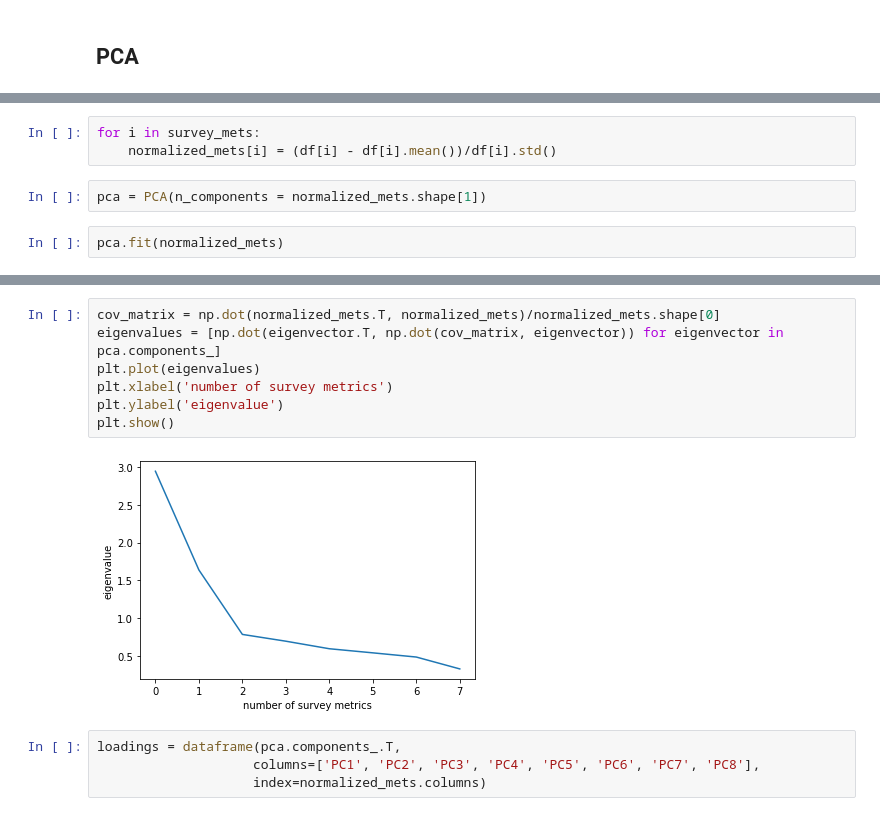
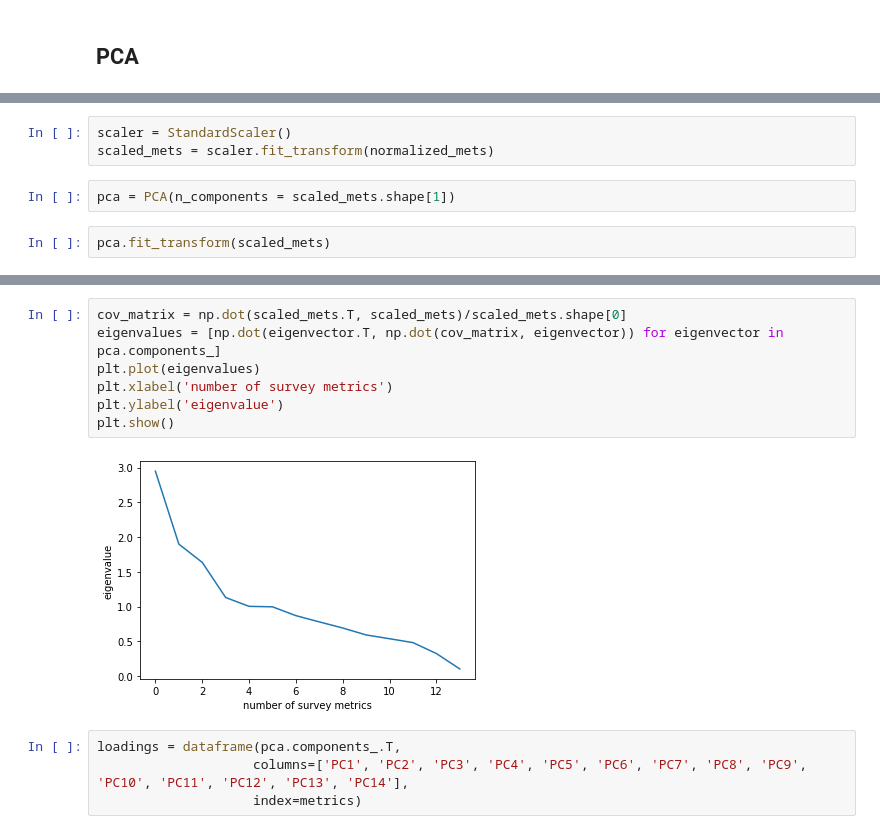
Before and after one commit to freyjagarner/D206-Data-Cleaning, a Jupyter notebook: D206_code.ipynb, the cells around one changed output, grey strips where cells are left out. Cells and saved outputs as stored; diff of their text form.

```diff
--- a/D206_code.ipynb
+++ b/D206_code.ipynb
@@ -546,8 +566,8 @@ normalized_mets = dataframe(columns=survey_mets)
-# %%
-for i in survey_mets:
-    normalized_mets[i] = (df[i] - df[i].mean())/df[i].std()
+# %%
+scaler = StandardScaler()
+scaled_mets = scaler.fit_transform(normalized_mets)
 # %%
-pca = PCA(n_components = normalized_mets.shape[1])
+pca = PCA(n_components = scaled_mets.shape[1])
 # %%
-pca.fit(normalized_mets)
+pca.fit_transform(scaled_mets)
 # %% [output]
@@ -564,16 +594,16 @@ plt.show()
 # %%
-cov_matrix = np.dot(normalized_mets.T, normalized_mets)/normalized_mets.shape[0]
+cov_matrix = np.dot(scaled_mets.T, scaled_mets)/scaled_mets.shape[0]
 eigenvalues = [np.dot(eigenvector.T, np.dot(cov_matrix, eigenvector)) for eigenvector in pca.components_]
 plt.plot(eigenvalues)
 plt.xlabel('number of survey metrics')
 plt.ylabel('eigenvalue')
 plt.show()
 # %% [output]
-[figure, old version]
+[figure, new version]
 # %%
 loadings = dataframe(pca.components_.T,
-                    columns=['PC1', 'PC2', 'PC3', 'PC4', 'PC5', 'PC6', 'PC7', 'PC8'],
-                    index=normalized_mets.columns)
+                    columns=['PC1', 'PC2', 'PC3', 'PC4', 'PC5', 'PC6', 'PC7', 'PC8', 'PC9', 'PC10', 'PC11', 'PC12', 'PC13', 'PC14'],
+                    index=metrics)
 # %%
 loadings
 # %% [output]
```
Also changed, not shown: parts of 9 cells of this notebook, 1 other file.
